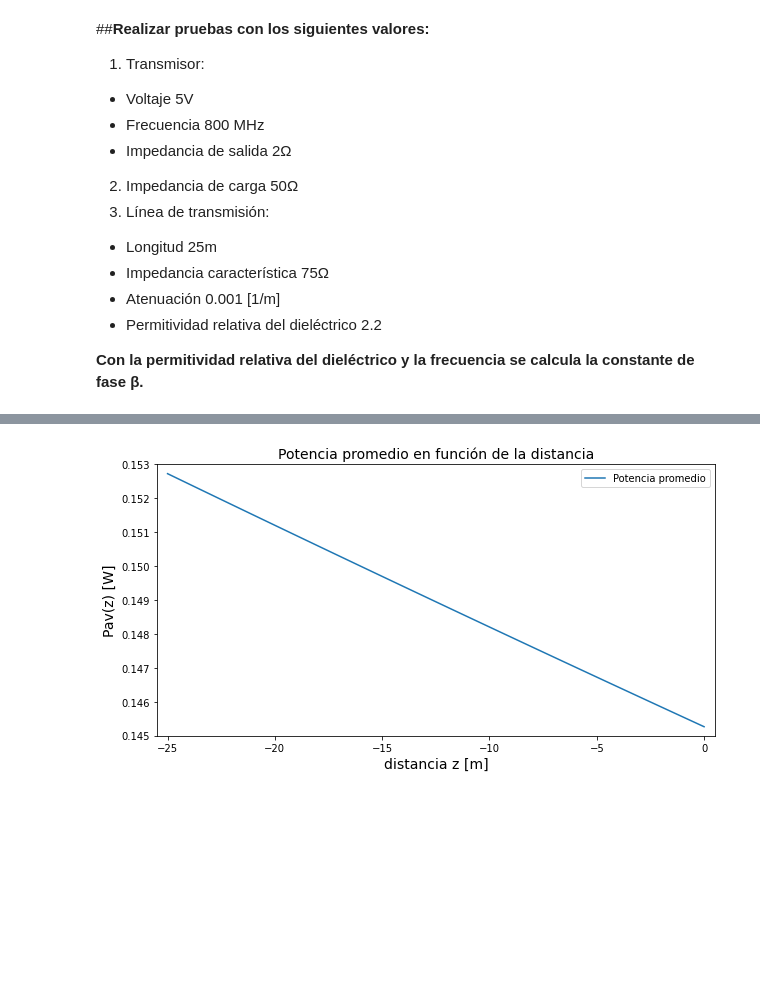
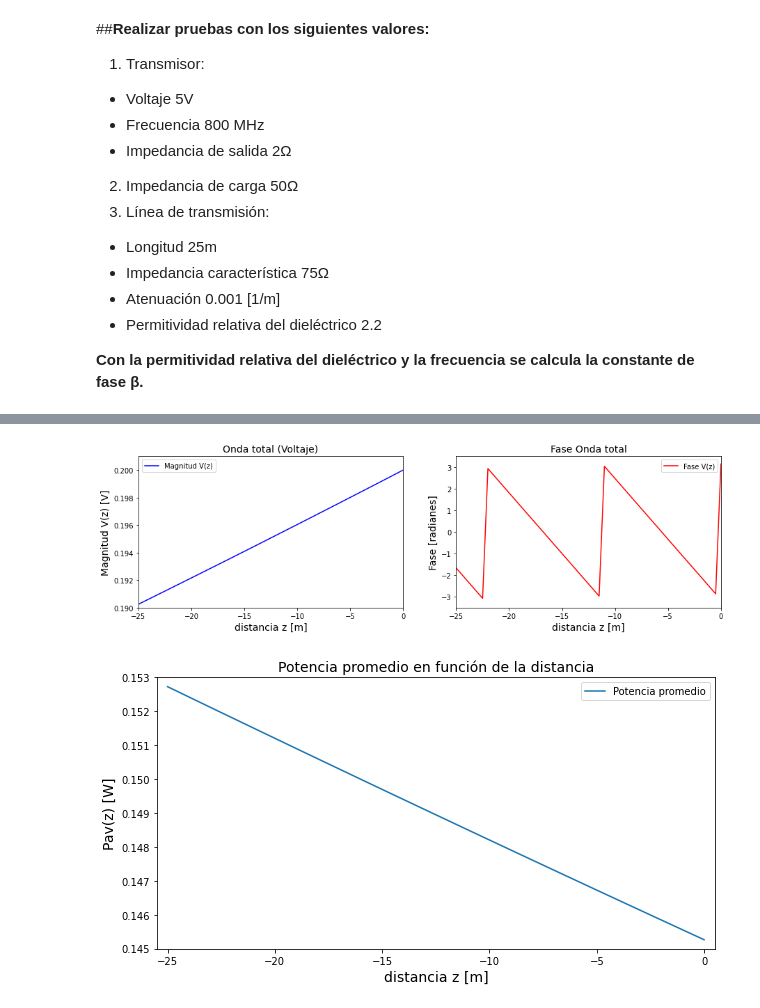
Before and after one commit to luisedu96/TransmisionGuiada, a Jupyter notebook: Actividades/Parametros_lineas_transmision.ipynb, the cells around one changed output, grey strips where cells are left out. Saved outputs shown, nothing was run; the diff lists cells and outputs as text; code cells hidden in the pictures; blank space fills up the shorter version.

```diff
--- a/Actividades/Parametros_lineas_transmision.ipynb
+++ b/Actividades/Parametros_lineas_transmision.ipynb
@@ -91,3 +133,22 @@ fig.show()
+# %%
+fig, ax = plt.subplots(1, 2, figsize=(15, 4))
+ax[0].plot(z, np.abs(CR_z), label='Magnitud V(z)', color='b')
+ax[0].axis([-l, 0, 0.190, 0.201])
+ax[0].set_xlabel('distancia z [m]', fontsize=14)
+ax[0].set_ylabel('Magnitud V(z) [V]', fontsize=14)
+ax[0].set_title('Onda total (Voltaje)', fontsize=14)
+ax[0].legend()
+
+ax[1].plot(z, np.angle(CR_z), label='Fase V(z)', color='r')
+ax[1].axis([-l, 0, -3.5, 3.5])
+ax[1].set_ylabel('Fase [radianes]', fontsize=14)
+ax[1].set_xlabel('distancia z [m]', fontsize=14)
+ax[1].set_title('Fase Onda total', fontsize=14)
+ax[1].legend()
+
+fig.show()
+# %% [output]
+[figure, added]
 # %%
 Pav_fuente = 0.5*np.real((np.abs(V_fuente)**2)/Z_fuente)
 Pav_z = Pav_fuente*np.exp(-2*(z+25)*alpha)
```
Also changed, not shown: parts of 3 cells of this notebook.
